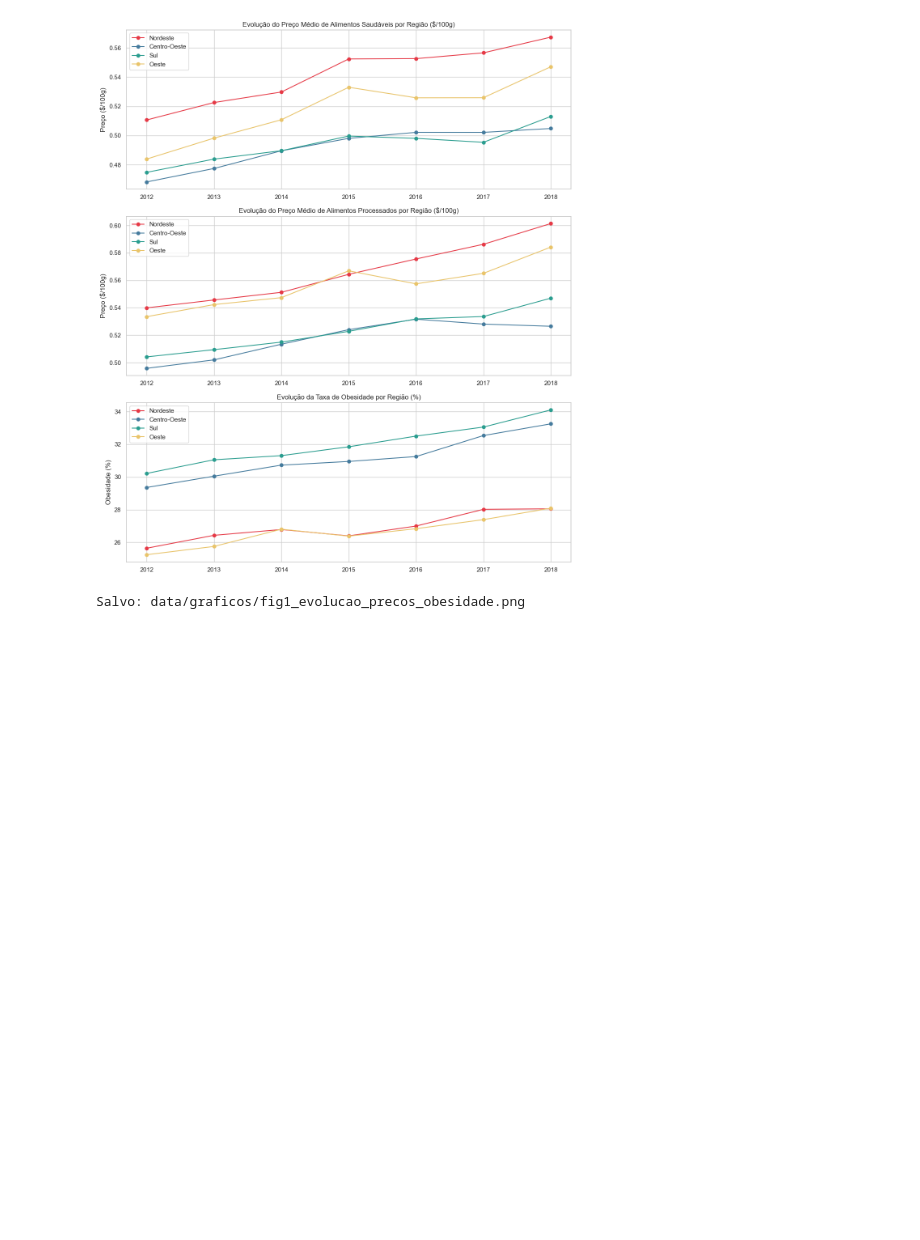
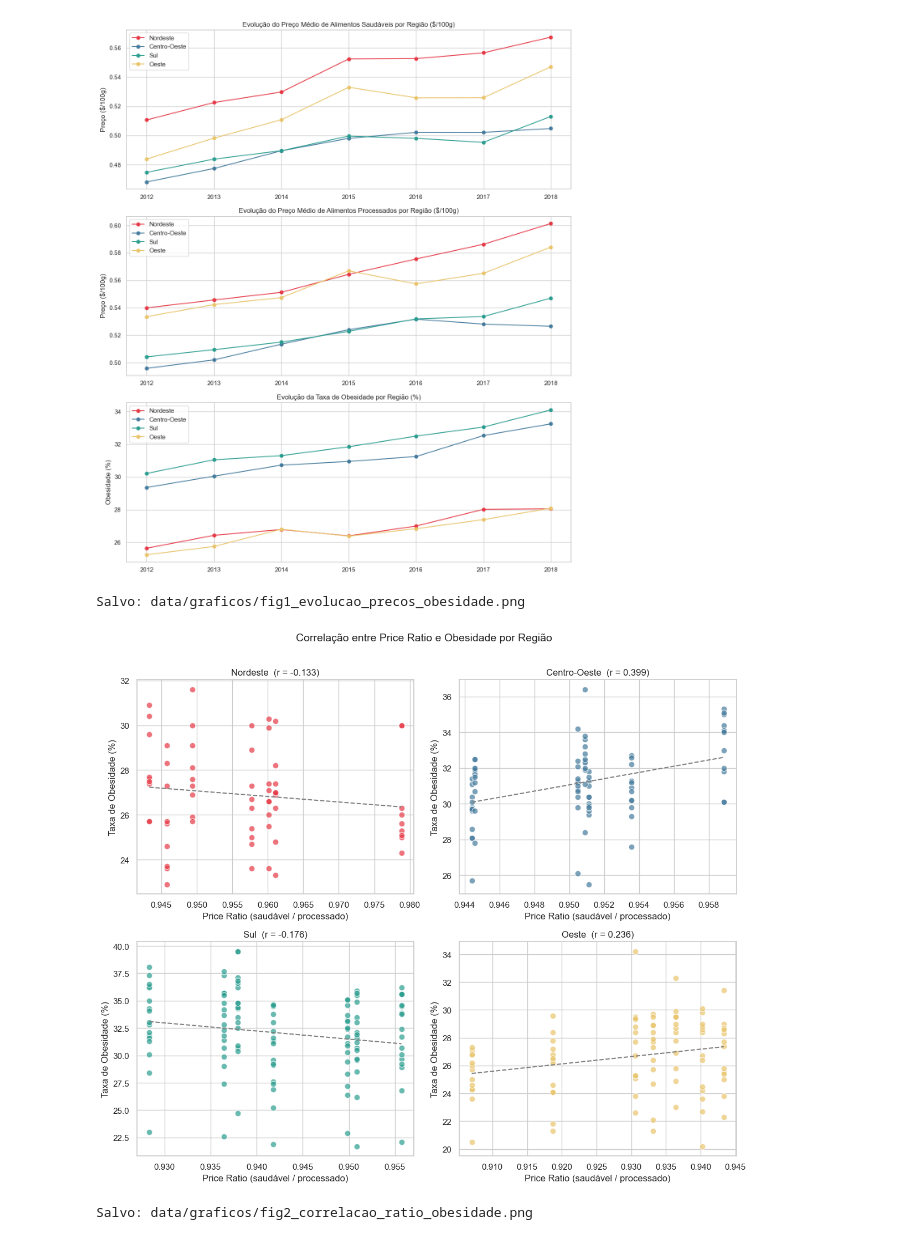
Before and after one commit to KaikyLima/teste-food-price-obesity-analysis, a Jupyter notebook: note.ipynb, the cells around one changed output. Saved outputs shown, nothing was run; the diff lists cells and outputs as text; code cells hidden in the pictures; blank space fills up the shorter version.

Commit message:
fix: novos graficos

```diff
--- a/note.ipynb
+++ b/note.ipynb
@@ -693,3 +694,31 @@ print("Salvo: data/graficos/fig1_evolucao_precos_obesidade.png")
 # %% [output]
 [figure]
 Salvo: data/graficos/fig1_evolucao_precos_obesidade.png
+# %%
+# ── Gráfico 2: Correlação Price_Ratio × Obesity_Rate por região (H1) ──────────
+fig, axes = plt.subplots(2, 2, figsize=(12, 10))
+axes = axes.flatten()
+
+for i, (codigo, nome) in enumerate(regioes.items()):
+    dados = df_obesidade[df_obesidade["Metroregion_code"] == codigo]
+    ax = axes[i]
+    ax.scatter(dados["Price_Ratio"], dados["Obesity_Rate"],
+               color=cores[codigo], alpha=0.7, edgecolors="white", s=60)
+    # Linha de tendência
+    z = np.polyfit(dados["Price_Ratio"], dados["Obesity_Rate"], 1)
+    p = np.poly1d(z)
+    x_line = sorted(dados["Price_Ratio"])
+    ax.plot(x_line, p(x_line), "--", color="gray", linewidth=1.5)
+    corr = dados["Price_Ratio"].corr(dados["Obesity_Rate"])
+    ax.set_title(f"{nome}  (r = {corr:.3f})")
+    ax.set_xlabel("Price Ratio (saudável / processado)")
+    ax.set_ylabel("Taxa de Obesidade (%)")
+
+plt.suptitle("Correlação entre Price Ratio e Obesidade por Região", fontsize=14, y=1.01)
+plt.tight_layout()
+plt.savefig("data/graficos/fig2_correlacao_ratio_obesidade.png", dpi=150, bbox_inches="tight")
+plt.show()
+print("Salvo: data/graficos/fig2_correlacao_ratio_obesidade.png")
+# %% [output]
+[figure, added]
+Salvo: data/graficos/fig2_correlacao_ratio_obesidade.png
```
Also changed, not shown: parts of 4 cells of this notebook.
